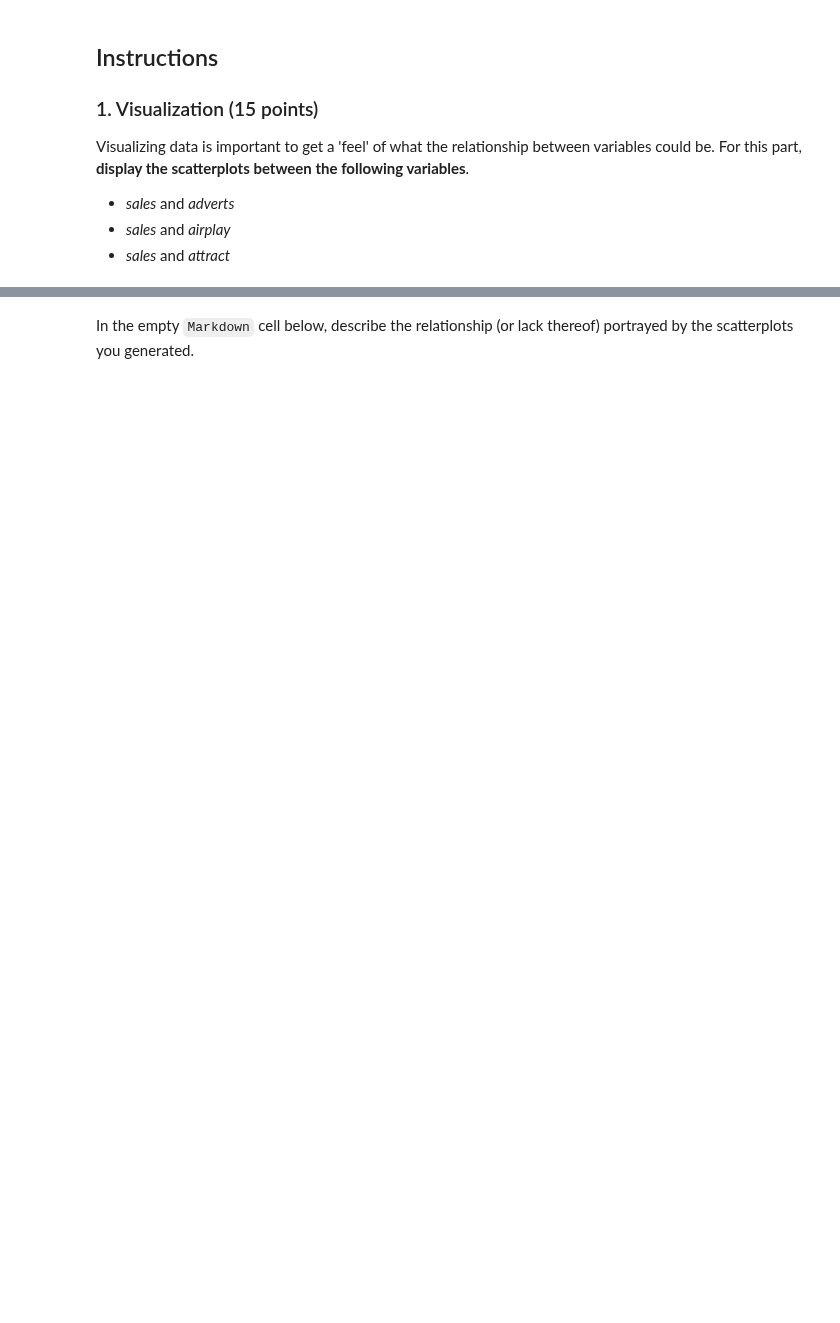
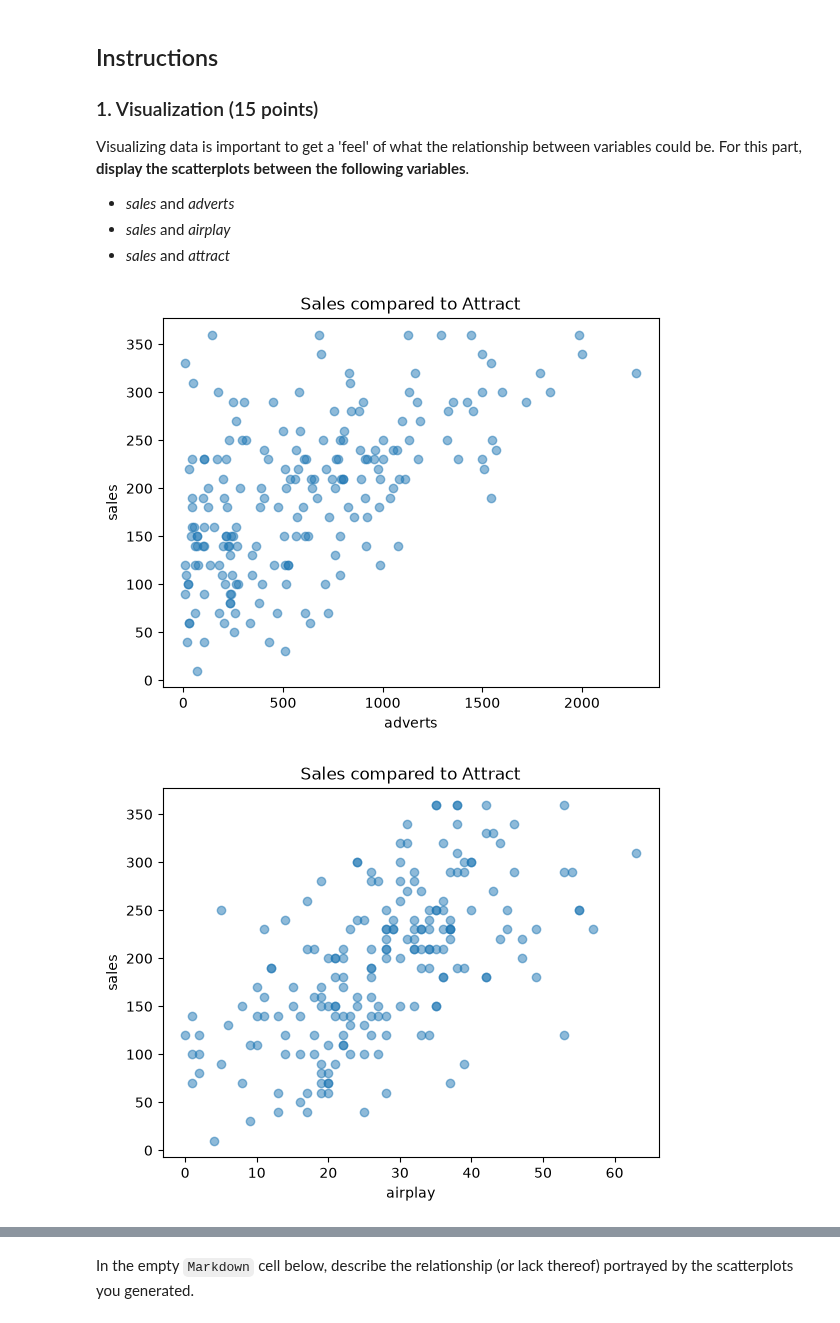
Before and after one commit to ChangeStrange007/CSCI-4047-800, a Jupyter notebook: Mod04 Regression/Assignment/assignment_4.ipynb, the cells around one changed output, grey strips where cells are left out. Saved outputs shown, nothing was run; the diff lists cells and outputs as text; code cells hidden in the pictures; blank space fills up the shorter version.

```diff
--- a/Mod04 Regression/Assignment/assignment_4.ipynb
+++ b/Mod04 Regression/Assignment/assignment_4.ipynb
@@ -4,6 +4,13 @@
 Assume you work for a record company. Your boss is interested in predicting ablum sales based on advertising. You are provided with the data in a file (*album_sales.csv*).
 
 There are 200 rows, where each row represents an album. There are also four columns. The first (*sales*) represents the sales of each album (in thousands) the week after release. The second (adverts) represents the amount (in thousands $) spent promoting the album prior to its release. The third (*airplay*) represents how many times it played on the radio. The fourth column (*attract*) represents the attractiveness of the band.
+# %%
+import numpy as np
+import pandas as pd
+import matplotlib.pyplot as plt
+import statsmodels.api as sm
+
+df = pd.read_csv('album_sales.csv')
 # %% [markdown]
 ## Instructions
 
@@ -18,0 +24,14 @@ Visualizing data is important to get a 'feel' of what the relationship between v
+# %%
+def scatter(x_col, y_col):
+    plt.scatter(x=df[x_col], y=df[y_col], alpha=0.5)
+    plt.title('Sales compared to Attract')
+    plt.xlabel(x_col)
+    plt.ylabel(y_col)
+    plt.show()
+
+scatter('adverts', 'sales')
+scatter('airplay', 'sales')
+scatter('attract', 'sales')
+# %% [output]
+[figure, added]
+[figure, added]
```
Also changed, not shown: parts of 7 cells of this notebook.
